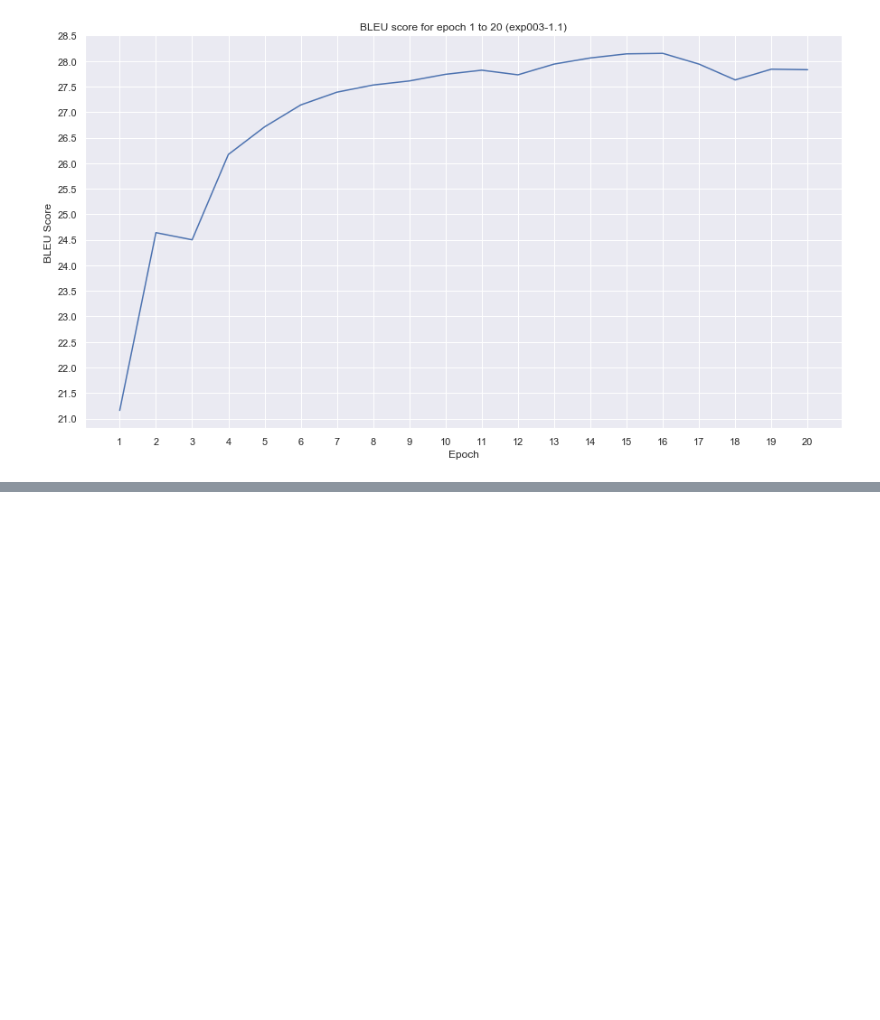
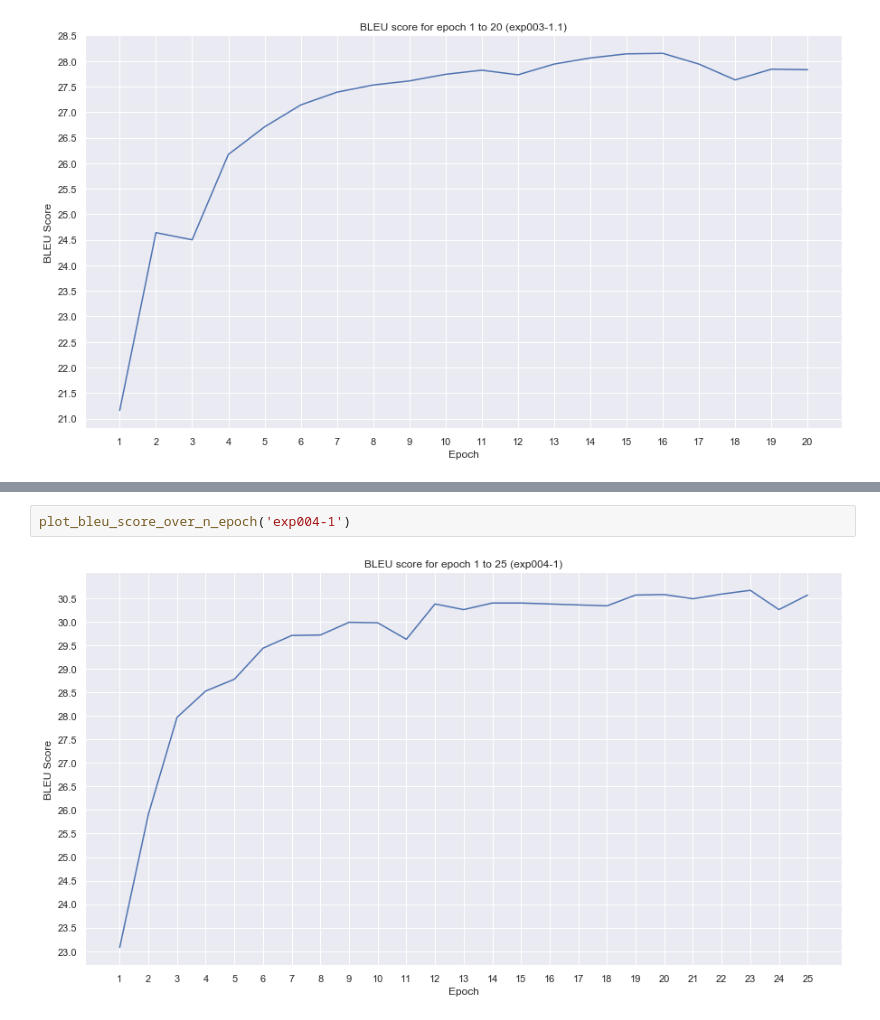
Before and after one commit to vistec-AI/mt-opus, a Jupyter notebook: notebooks/v-001_visualization_exp002-exp003-model-performance.ipynb, the cells around one changed output, grey strips where cells are left out. Saved outputs shown, nothing was run; the diff lists cells and outputs as text; blank space fills up the shorter version.

```diff
--- a/notebooks/v-001_visualization_exp002-exp003-model-performance.ipynb
+++ b/notebooks/v-001_visualization_exp002-exp003-model-performance.ipynb
@@ -566,0 +708,4 @@ plot_bleu_score_over_n_epoch('exp003-1.1')
+# %%
+plot_bleu_score_over_n_epoch('exp004-1')
+# %% [output]
+[figure, added]
```
Also changed, not shown: parts of 7 cells of this notebook, 2 other files.
